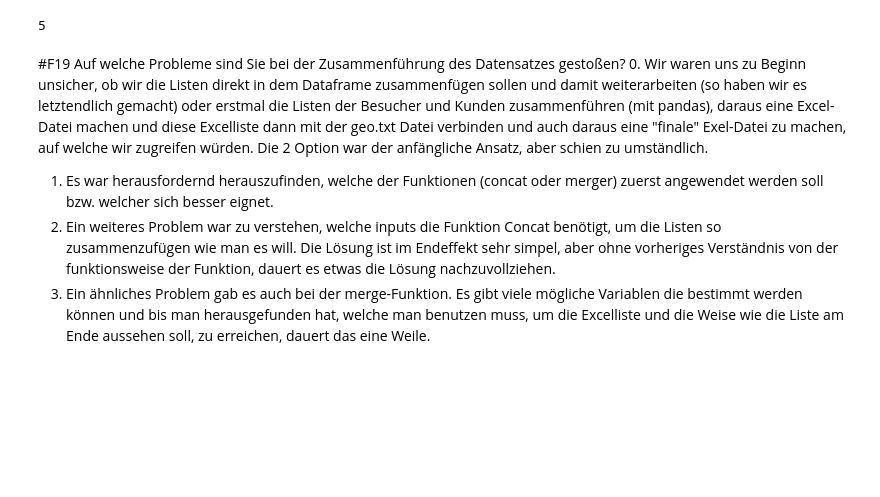
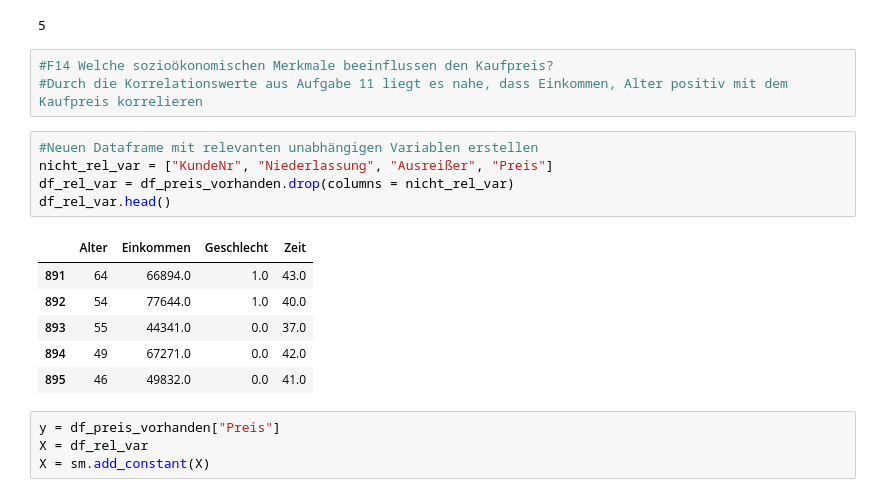
Before and after one commit to Kkilka422/final_projectSS24_Group2, a Jupyter notebook: Hauptdatei.ipynb, the cells around one changed output. Cells and saved outputs as stored; diff of their text form; blank space fills up the shorter version.

Commit message:
update Aufgabe 14 und 15

```diff
--- a/Hauptdatei.ipynb
+++ b/Hauptdatei.ipynb
@@ -314,9 +316,22 @@ Name: Einkommen, dtype: float64
 len(df_kein_kredit)
 # %% [output]
 5
-# %% [markdown]
-#F19 Auf welche Probleme sind Sie bei der Zusammenführung des Datensatzes gestoßen?
-0. Wir waren uns zu Beginn unsicher, ob wir die Listen direkt in dem Dataframe zusammenfügen sollen und damit weiterarbeiten (so haben wir es letztendlich gemacht) oder erstmal die Listen der Besucher und Kunden zusammenführen (mit pandas), daraus eine Excel-Datei machen und diese Excelliste dann mit der geo.txt Datei verbinden und auch daraus eine "finale" Exel-Datei zu machen, auf welche wir zugreifen würden. Die 2 Option war der anfängliche Ansatz, aber schien zu umständlich.
-1. Es war herausfordernd herauszufinden, welche der Funktionen (concat oder merger) zuerst angewendet werden soll bzw. welcher sich besser eignet.
-2. Ein weiteres Problem war zu verstehen, welche inputs die Funktion Concat benötigt, um die Listen so zusammenzufügen wie man es will. Die Lösung ist im Endeffekt sehr simpel, aber ohne vorheriges Verständnis von der funktionsweise der Funktion, dauert es etwas die Lösung nachzuvollziehen.
-3. Ein ähnliches Problem gab es auch bei der merge-Funktion. Es gibt viele mögliche Variablen die bestimmt werden können und bis man herausgefunden hat, welche man benutzen muss, um die Excelliste und die Weise wie die Liste am Ende aussehen soll, zu erreichen, dauert das eine Weile.
+# %%
+#F14 Welche sozioökonomischen Merkmale beeinflussen den Kaufpreis?
+#Durch die Korrelationswerte aus Aufgabe 11 liegt es nahe, dass Einkommen, Alter positiv mit dem Kaufpreis korrelieren
+# %%
+#Neuen Dataframe mit relevanten unabhängigen Variablen erstellen
+nicht_rel_var = ["KundeNr", "Niederlassung", "Ausreißer", "Preis"]
+df_rel_var = df_preis_vorhanden.drop(columns = nicht_rel_var)
+df_rel_var.head()
+# %% [output]
+|  | Alter | Einkommen | Geschlecht | Zeit |
+| 891 | 64 | 66894.0 | 1.0 | 43.0 |
+| 892 | 54 | 77644.0 | 1.0 | 40.0 |
+| 893 | 55 | 44341.0 | 0.0 | 37.0 |
+| 894 | 49 | 67271.0 | 0.0 | 42.0 |
+| 895 | 46 | 49832.0 | 0.0 | 41.0 |
+# %%
+y = df_preis_vorhanden["Preis"]
+X = df_rel_var
+X = sm.add_constant(X)
```
Also changed, not shown: parts of 12 cells of this notebook.
